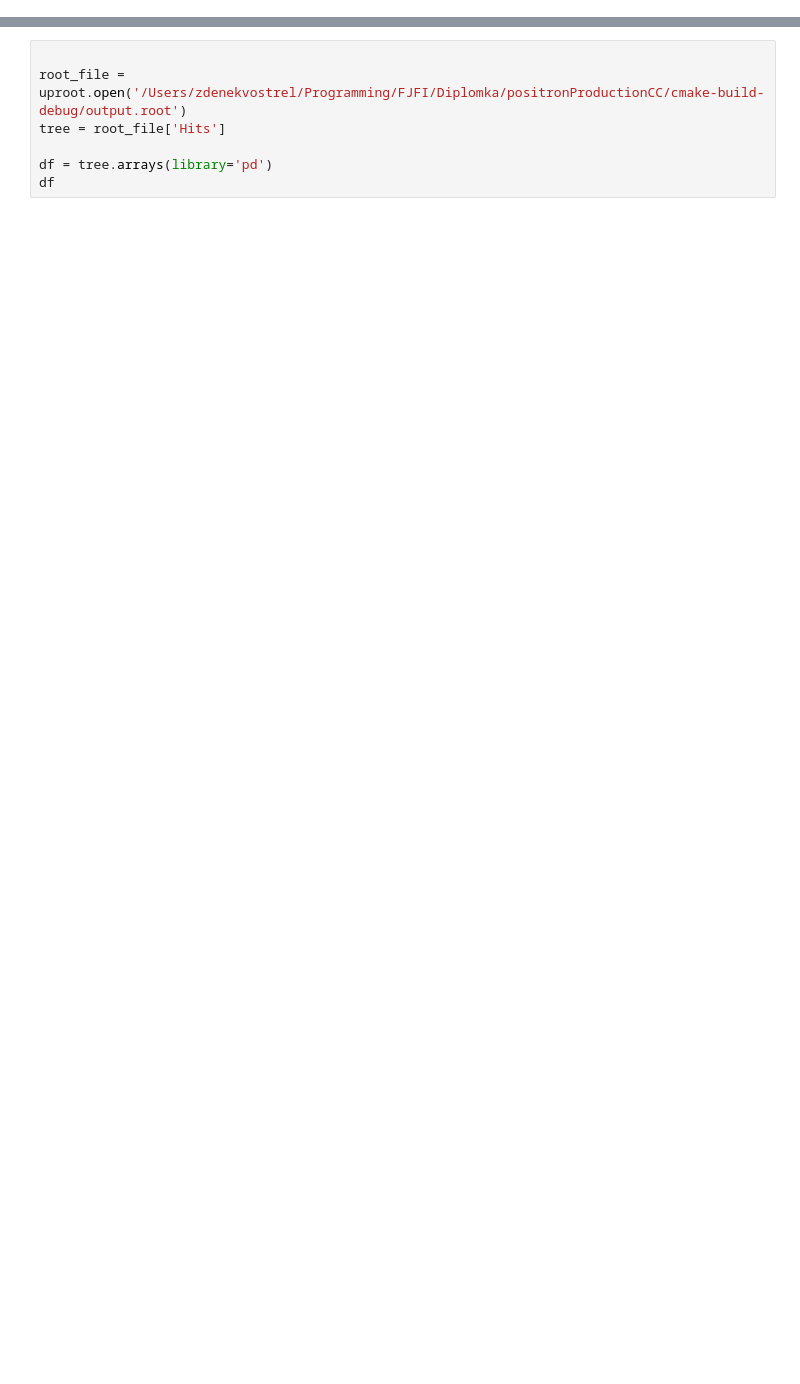
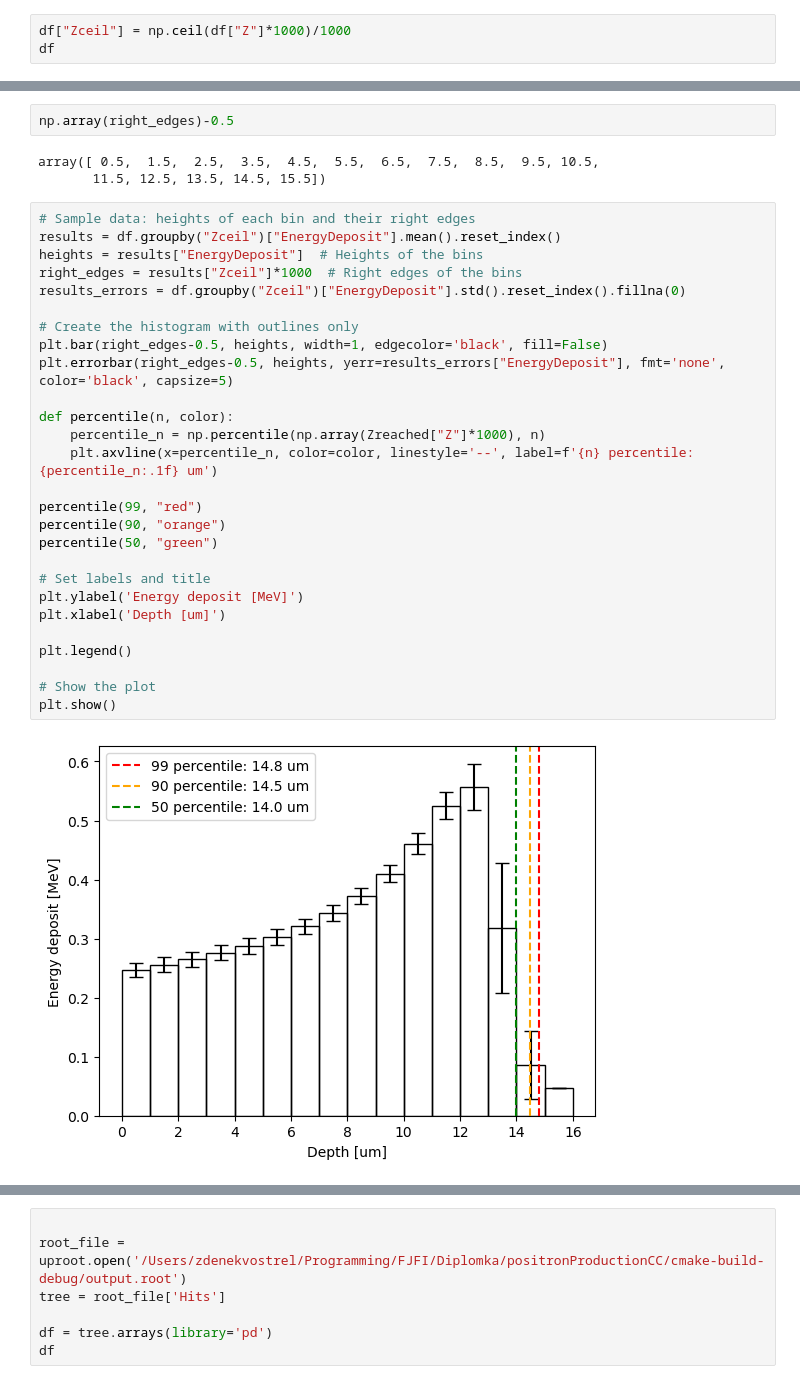
Before and after one commit to zdenek-vostrel/YAG-scintillator, a Jupyter notebook: analysis/analysis.ipynb, the cells around one changed output, grey strips where cells are left out. Drawn from its saved outputs; the diff is of its cells as text; blank space fills up the shorter version.

```diff
--- a/analysis/analysis.ipynb
+++ b/analysis/analysis.ipynb
@@ -25,0 +37,3 @@ df
+# %%
+df["Zceil"] = np.ceil(df["Z"]*1000)/1000
+df
@@ -25,0 +175,34 @@ df
+# %%
+np.array(right_edges)-0.5
+# %% [output]
+array([ 0.5,  1.5,  2.5,  3.5,  4.5,  5.5,  6.5,  7.5,  8.5,  9.5, 10.5,
+       11.5, 12.5, 13.5, 14.5, 15.5])
+# %%
+# Sample data: heights of each bin and their right edges
+results = df.groupby("Zceil")["EnergyDeposit"].mean().reset_index()
+heights = results["EnergyDeposit"]  # Heights of the bins
+right_edges = results["Zceil"]*1000  # Right edges of the bins
+results_errors = df.groupby("Zceil")["EnergyDeposit"].std().reset_index().fillna(0)
+
+# Create the histogram with outlines only
+plt.bar(right_edges-0.5, heights, width=1, edgecolor='black', fill=False)
+plt.errorbar(right_edges-0.5, heights, yerr=results_errors["EnergyDeposit"], fmt='none', color='black', capsize=5)
+
+def percentile(n, color):
+    percentile_n = np.percentile(np.array(Zreached["Z"]*1000), n)
+    plt.axvline(x=percentile_n, color=color, linestyle='--', label=f'{n} percentile: {percentile_n:.1f} um')
+
+percentile(99, "red")
+percentile(90, "orange")
+percentile(50, "green")
+
+# Set labels and title
+plt.ylabel('Energy deposit [MeV]')
+plt.xlabel('Depth [um]')
+
+plt.legend()
+
+# Show the plot
+plt.show()
+# %% [output]
+[figure, added]
```
Also changed, not shown: parts of 22 cells of this notebook, 3 other files.
